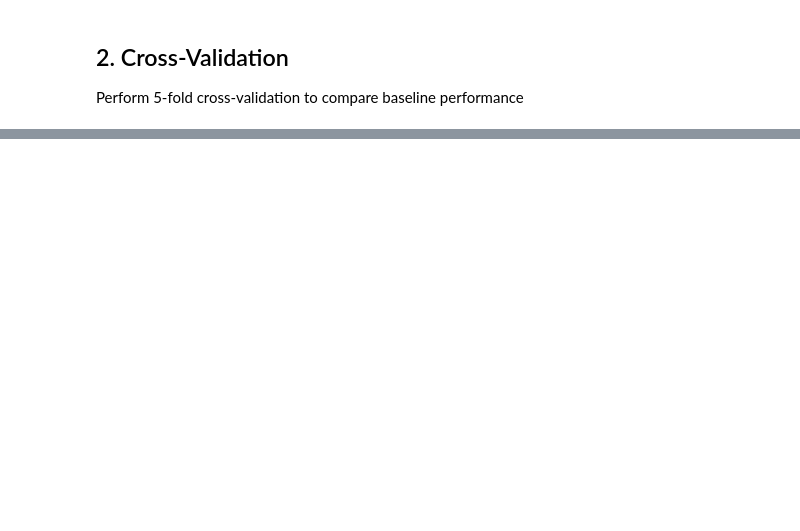
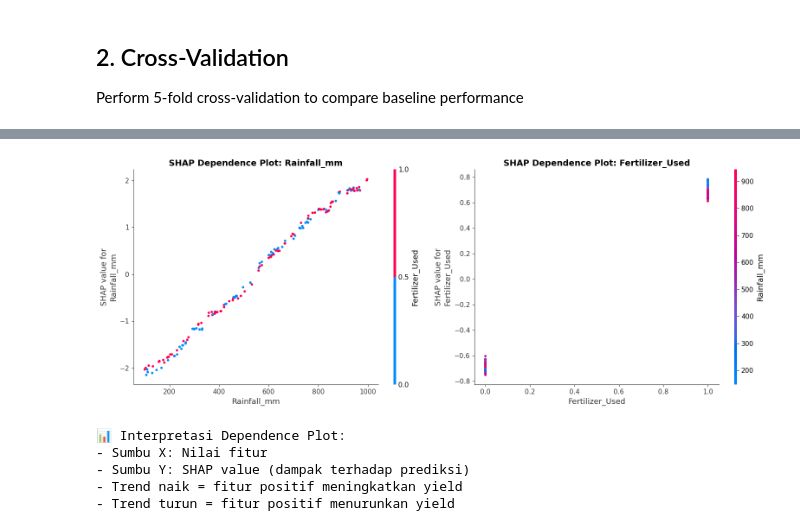
Before and after one commit to DPutra17/Final-Project-Machine-Learning, a Jupyter notebook: notebooks/Final_Model_XGBoost.ipynb, the cells around one changed output, grey strips where cells are left out. Saved outputs shown, nothing was run; the diff lists cells and outputs as text; code cells hidden in the pictures; blank space fills up the shorter version.

```diff
--- a/notebooks/Final_Model_XGBoost.ipynb
+++ b/notebooks/Final_Model_XGBoost.ipynb
@@ -237,7 +209,7 @@ plt.show()
 # Visualize model comparison across all metrics
 metrics_df = results_df[['Model', 'R²', 'MAE', 'RMSE', 'MAPE']].copy()
 
-fig, axes = plt.subplots(2, 2, figsize=(15, 10))
+fig, axes = plt.subplots(2, 2, figsize=(14, 10))
 
 for idx, metric in enumerate(['R²', 'MAE', 'RMSE', 'MAPE']):
     ax = axes[idx // 2, idx % 2]
@@ -258,8 +230,9 @@ best_model = models[best_model_name]
 
 print(f"Creating SHAP analysis for {best_model_name}...\n")
 
-explainer = shap.Explainer(best_model, X_train)
-shap_values = explainer(X_test)
+# Use TreeExplainer directly for XGBoost (more stable)
+explainer = shap.TreeExplainer(best_model)
+shap_values = explainer.shap_values(X_test)
 
 print("✅ SHAP values computed!")
 # %% [output]
@@ -282,29 +264,36 @@ print("- Posisi KIRI (SHAP < 0) = menurunkan yield")
 # %%
 # SHAP Dependence Plots for top 2 features
 feature_importance = pd.DataFrame({
     'feature': X_train.columns,
-    'importance': np.abs(shap_values.values).mean(axis=0)
+    'importance': np.abs(shap_values).mean(axis=0)
 }).sort_values('importance', ascending=False)
 
 top_features = feature_importance.head(2)['feature'].values
 
 fig, axes = plt.subplots(1, 2, figsize=(16, 6))
 
 for idx, feature in enumerate(top_features):
     shap.dependence_plot(
         feature,
-        shap_values.values,
+        shap_values,
         X_test,
         ax=axes[idx],
         show=False
     )
     axes[idx].set_title(f'SHAP Dependence Plot: {feature}', fontsize=14, fontweight='bold')
 
 plt.tight_layout()
 plt.show()
 
 print("\n📊 Interpretasi Dependence Plot:")
 print("- Sumbu X: Nilai fitur")
 print("- Sumbu Y: SHAP value (dampak terhadap prediksi)")
 print("- Trend naik = fitur positif meningkatkan yield")
 print("- Trend turun = fitur positif menurunkan yield")
+# %% [output]
+[figure, added]
+📊 Interpretasi Dependence Plot:
+- Sumbu X: Nilai fitur
+- Sumbu Y: SHAP value (dampak terhadap prediksi)
+- Trend naik = fitur positif meningkatkan yield
+- Trend turun = fitur positif menurunkan yield
```
Also changed, not shown: parts of 14 cells of this notebook, 1 other file.
